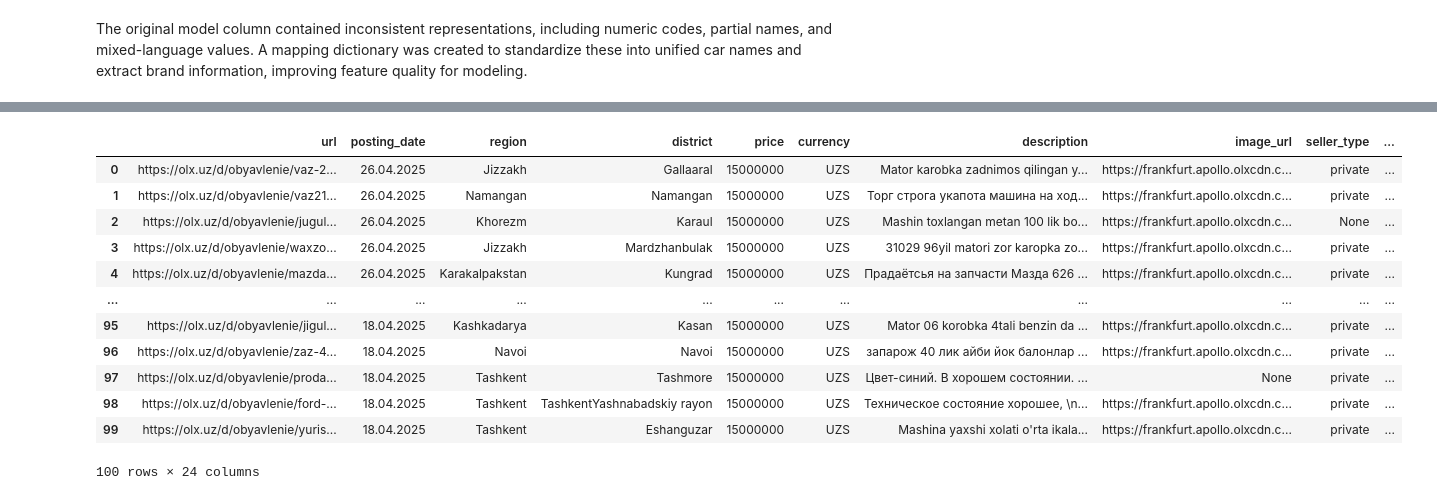
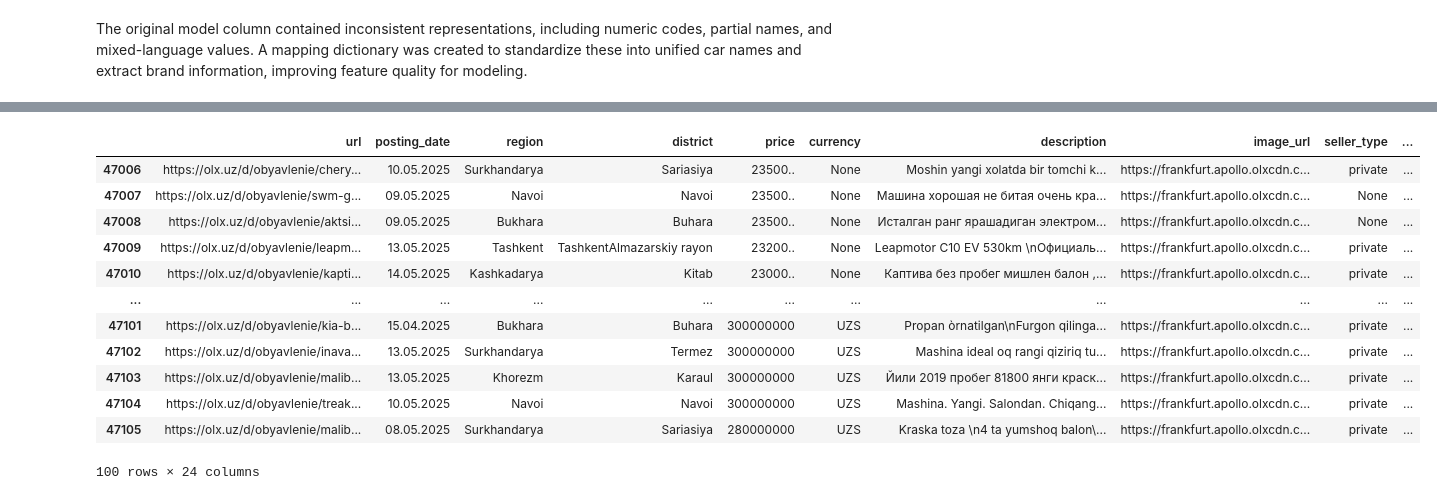
Before and after one commit to Javoh20111/Uzbekistan-car-analysis, a Jupyter notebook: notebooks/sample.ipynb, the cells around one changed output, grey strips where cells are left out. Cells and saved outputs as stored; diff of their text form; code cells hidden in the pictures.

```diff
--- a/notebooks/sample.ipynb
+++ b/notebooks/sample.ipynb
@@ -201,6 +201,9 @@ def assign_brand(model):
 
         elif num in [24, 31, 3102, 31029, 3110]:
             return 'GAZ'
+
+        elif num in [80, 100, 200, 50]:
+            return 'Audi'
 
         elif num in [2140, 2141, 412]:
             return 'Moskvich'
@@ -222,16 +243,16 @@ df["car_name"] = df["brand"] + " " + df["model_clean"]
 # %%
-df.head(100)
+df.tail(100)
 # %% [output]
 |  | url | posting_date | region | district | price | currency | description | image_url | seller_type | ... |
-| 0 | https://olx.uz/d/obyavlenie/vaz-2... | 26.04.2025 | Jizzakh | Gallaaral | 15000000 | UZS | Mator karobka zadnimos qilingan y... | https://frankfurt.apollo.olxcdn.c... | private | ... |
-| 1 | https://olx.uz/d/obyavlenie/vaz21... | 26.04.2025 | Namangan | Namangan | 15000000 | UZS | Торг строга укапота машина на ход... | https://frankfurt.apollo.olxcdn.c... | private | ... |
-| 2 | https://olx.uz/d/obyavlenie/jugul... | 26.04.2025 | Khorezm | Karaul | 15000000 | UZS | Mashin toxlangan metan 100 lik bo... | https://frankfurt.apollo.olxcdn.c... | None | ... |
-| 3 | https://olx.uz/d/obyavlenie/waxzo... | 26.04.2025 | Jizzakh | Mardzhanbulak | 15000000 | UZS | 31029 96yil matori zor karopka zo... | https://frankfurt.apollo.olxcdn.c... | private | ... |
-| 4 | https://olx.uz/d/obyavlenie/mazda... | 26.04.2025 | Karakalpakstan | Kungrad | 15000000 | UZS | Прадаётсья на запчасти Мазда 626 ... | https://frankfurt.apollo.olxcdn.c... | private | ... |
+| 47006 | https://olx.uz/d/obyavlenie/chery... | 10.05.2025 | Surkhandarya | Sariasiya | 23500.. | None | Moshin yangi xolatda bir tomchi k... | https://frankfurt.apollo.olxcdn.c... | private | ... |
+| 47007 | https://olx.uz/d/obyavlenie/swm-g... | 09.05.2025 | Navoi | Navoi | 23500.. | None | Машина хорошая не битая очень кра... | https://frankfurt.apollo.olxcdn.c... | None | ... |
+| 47008 | https://olx.uz/d/obyavlenie/aktsi... | 09.05.2025 | Bukhara | Buhara | 23500.. | None | Исталган ранг ярашадиган электром... | https://frankfurt.apollo.olxcdn.c... | None | ... |
+| 47009 | https://olx.uz/d/obyavlenie/leapm... | 13.05.2025 | Tashkent | TashkentAlmazarskiy rayon | 23200.. | None | Leapmotor C10 EV 530km \nОфициаль... | https://frankfurt.apollo.olxcdn.c... | private | ... |
+| 47010 | https://olx.uz/d/obyavlenie/kapti... | 14.05.2025 | Kashkadarya | Kitab | 23000.. | None | Каптива без пробег мишлен балон ,... | https://frankfurt.apollo.olxcdn.c... | private | ... |
 | ... | ... | ... | ... | ... | ... | ... | ... | ... | ... | ... |
-| 95 | https://olx.uz/d/obyavlenie/jigul... | 18.04.2025 | Kashkadarya | Kasan | 15000000 | UZS | Mator 06 korobka 4tali benzin da ... | https://frankfurt.apollo.olxcdn.c... | private | ... |
-| 96 | https://olx.uz/d/obyavlenie/zaz-4... | 18.04.2025 | Navoi | Navoi | 15000000 | UZS | запарож 40 лик айби йок балонлар ... | https://frankfurt.apollo.olxcdn.c... | private | ... |
-| 97 | https://olx.uz/d/obyavlenie/proda... | 18.04.2025 | Tashkent | Tashmore | 15000000 | UZS | Цвет-синий. В хорошем состоянии. ... | None | private | ... |
-| 98 | https://olx.uz/d/obyavlenie/ford-... | 18.04.2025 | Tashkent | TashkentYashnabadskiy rayon | 15000000 | UZS | Техническое состояние хорошее, \n... | https://frankfurt.apollo.olxcdn.c... | private | ... |
-| 99 | https://olx.uz/d/obyavlenie/yuris... | 18.04.2025 | Tashkent | Eshanguzar | 15000000 | UZS | Mashina yaxshi xolati o'rta ikala... | https://frankfurt.apollo.olxcdn.c... | private | ... |
+| 47101 | https://olx.uz/d/obyavlenie/kia-b... | 15.04.2025 | Bukhara | Buhara | 300000000 | UZS | Propan òrnatilgan\nFurgon qilinga... | https://frankfurt.apollo.olxcdn.c... | private | ... |
+| 47102 | https://olx.uz/d/obyavlenie/inava... | 13.05.2025 | Surkhandarya | Termez | 300000000 | UZS | Mashina ideal oq rangi qiziriq tu... | https://frankfurt.apollo.olxcdn.c... | private | ... |
+| 47103 | https://olx.uz/d/obyavlenie/malib... | 13.05.2025 | Khorezm | Karaul | 300000000 | UZS | Йили 2019 пробег 81800 янги краск... | https://frankfurt.apollo.olxcdn.c... | private | ... |
+| 47104 | https://olx.uz/d/obyavlenie/treak... | 10.05.2025 | Navoi | Navoi | 300000000 | UZS | Mashina. Yangi. Salondan. Chiqang... | https://frankfurt.apollo.olxcdn.c... | private | ... |
+| 47105 | https://olx.uz/d/obyavlenie/malib... | 08.05.2025 | Surkhandarya | Sariasiya | 280000000 | UZS | Kraska toza \n4 ta yumshoq balon\... | https://frankfurt.apollo.olxcdn.c... | private | ... |
 100 rows × 24 columns
```
Also changed, not shown: parts of 2 cells of this notebook, 1 other file.
